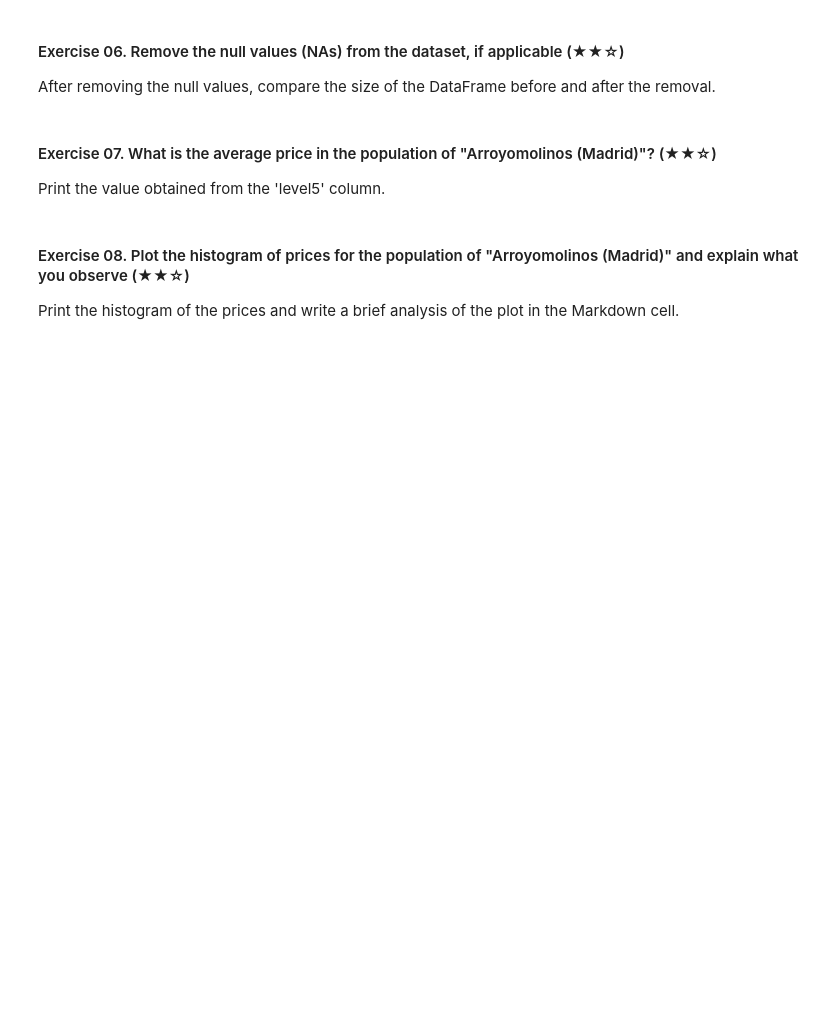
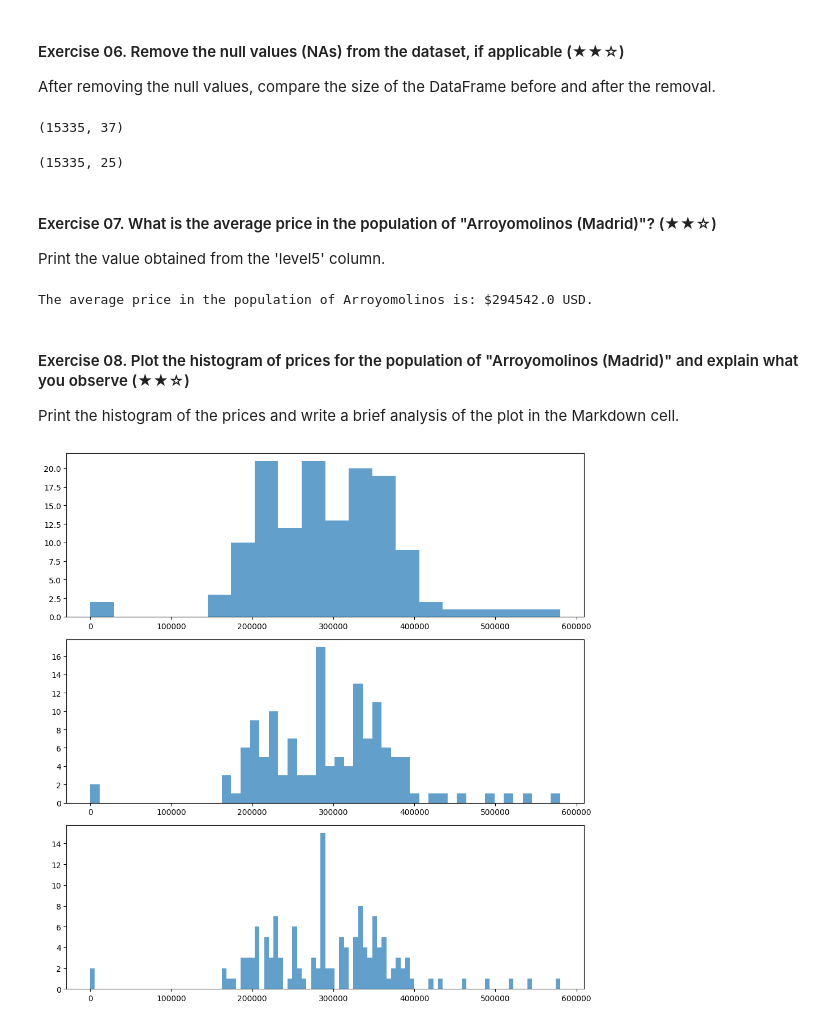
Before and after one commit to wer1ix/data-clean-up-pandas-for-beginners-project, a Jupyter notebook: project.ipynb, the cells around one changed output. Cells and saved outputs as stored; diff of their text form; code cells hidden in the pictures; blank space fills up the shorter version.

```diff
--- a/project.ipynb
+++ b/project.ipynb
@@ -125,12 +217,27 @@ Print a boolean (`True` or `False`) to check if there are null values, followed
 After removing the null values, compare the size of the DataFrame before and after the removal.
 # %%
 # TODO
+ds.shape
+# %% [output]
+(15335, 37)
+# %%
+ds_na = ds.dropna(axis=1)
+ds_na.shape
+# %% [output]
+(15335, 25)
 # %% [markdown]
 #### Exercise 07. What is the average price in the population of "Arroyomolinos (Madrid)"? (★★☆)
 
 Print the value obtained from the 'level5' column.
 # %%
 # TODO
+filtered_df = ds[ds['level5'] == 'Arroyomolinos (Madrid)']
+
+# Calculate the mean of the filtered DataFrame
+avg_price = filtered_df['price'].mean()
+print(f"The average price in the population of Arroyomolinos is: ${avg_price.round()} USD.")
+# %% [output]
+The average price in the population of Arroyomolinos is: $294542.0 USD.
 # %% [markdown]
 #### Exercise 08. Plot the histogram of prices for the population of "Arroyomolinos (Madrid)" and explain what you observe (★★☆)
 
@@ -138,4 +245,17 @@ Print the histogram of the prices and write a brief analysis of the plot in the
 # %%
 import matplotlib.pyplot as plt
 
 # Plot the histogram of prices
+filtered = ds[ds['level5'] ==  'Arroyomolinos (Madrid)']
+data = filtered[['price']]
+
+fig, axis = plt.subplots(3, 1, figsize = (10, 10))
+
+axis[0].hist(data, bins = 20, alpha = 0.7)
+axis[1].hist(data, bins = 50, alpha = 0.7)
+axis[2].hist(data, bins = 100, alpha = 0.7)
+
+plt.tight_layout()
+plt.show()
+# %% [output]
+[figure, added]
```
Also changed, not shown: parts of 14 cells of this notebook.
